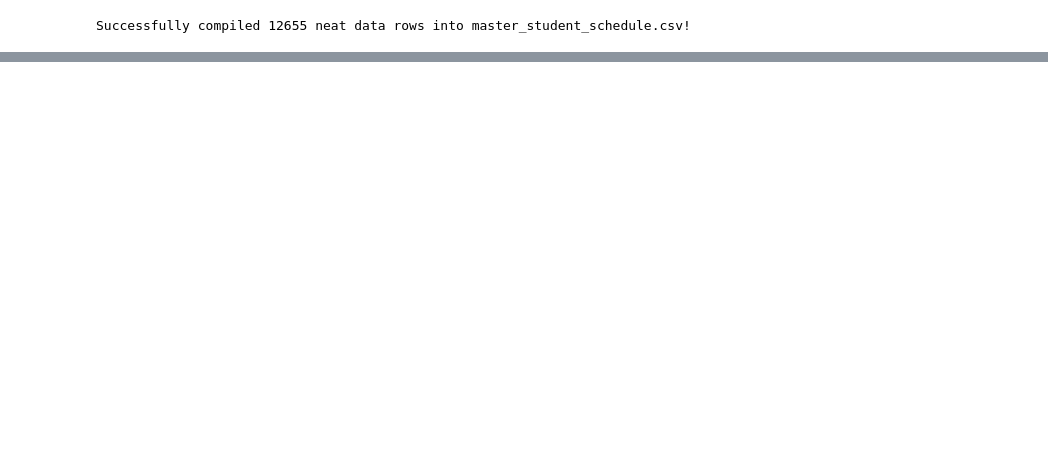
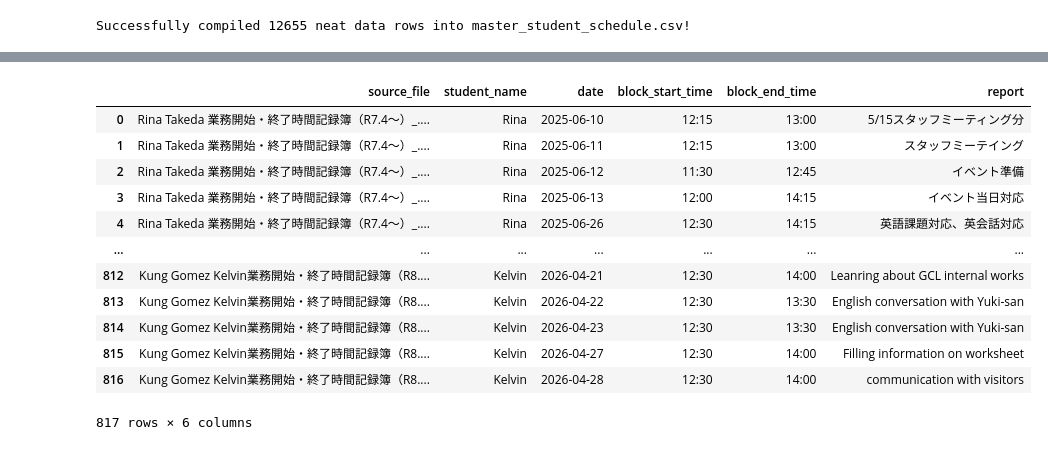
Before and after one commit to t48189588-del/gcl_personnel, a Jupyter notebook: data cleaning.ipynb, the cells around one changed output, grey strips where cells are left out. Drawn from its saved outputs; the diff is of its cells as text; code cells hidden in the pictures; blank space fills up the shorter version.

```diff
--- a/data cleaning.ipynb
+++ b/data cleaning.ipynb
@@ -366,0 +254,23 @@ final_data
+# %%
+def find_books(folder_path):
+    root_dir = Path(folder_path)
+
+    if not root_dir.exists():
+        print(f"[ERROR] The directory path '{folder_path}' does not exist.")
+        return []
+
+    excel_extensions = {'.xlsx', '.xlsm'}
+    discovered_paths = []
+
+    print(f"[{datetime.now().strftime('%Y-%m-%d %H:%M:%S')}] starting recursive scan in: {root_dir.resolve()}")
+
+    # rglob("*") recursively yields all files and directories under the root path
+    for path in root_dir.rglob("*"):
+        # Ensure it's a file, matches our target extensions, and isn't an Excel temporary/lock file
+        if path.is_file() and path.suffix.lower() in excel_extensions:
+            if not path.name.startswith("~$"):
+                # Append the absolute path as a string to match your existing functions
+                discovered_paths.append(str(path.resolve()))
+
+    print(f"Scan complete. Discovered {len(discovered_paths)} potential Excel files across all subfolders.\n")
+    return discovered_paths
@@ -366,0 +491,32 @@ final_data
+# %%
+# ------------------------------------------------------------------
+# 3. EXPORT TO TIDY DATA TARGET
+# ------------------------------------------------------------------
+if master_records:
+    df_master = pd.DataFrame(master_records)
+
+    # Reorder columns to align 1:1 with your master book architecture
+    headers = ["source_file", "student_name", "date", "block_start_time", "block_end_time", "report"]
+    df_master = df_master[headers]
+
+    # Save target file output
+    df_master.to_excel("student staff reports.xlsx", index=False)
+    # print(f"🏁 Success! Created '{MASTER_BOOK_PATH}' with {len(df_master)} transactional data rows.")
+else:
+    print("❌ Process complete: Zero records were extracted. Please check file grid coordinates.")
+# %%
+df_master
+# %% [output]
+|  | source_file | student_name | date | block_start_time | block_end_time | report |
+| 0 | Rina Takeda 業務開始・終了時間記録簿（R7.4～）_.... | Rina | 2025-06-10 | 12:15 | 13:00 | 5/15スタッフミーティング分 |
+| 1 | Rina Takeda 業務開始・終了時間記録簿（R7.4～）_.... | Rina | 2025-06-11 | 12:15 | 13:00 | スタッフミーテイング |
+| 2 | Rina Takeda 業務開始・終了時間記録簿（R7.4～）_.... | Rina | 2025-06-12 | 11:30 | 12:45 | イベント準備 |
+| 3 | Rina Takeda 業務開始・終了時間記録簿（R7.4～）_.... | Rina | 2025-06-13 | 12:00 | 14:15 | イベント当日対応 |
+| 4 | Rina Takeda 業務開始・終了時間記録簿（R7.4～）_.... | Rina | 2025-06-26 | 12:30 | 14:15 | 英語課題対応、英会話対応 |
+| ... | ... | ... | ... | ... | ... | ... |
+| 812 | Kung Gomez Kelvin業務開始・終了時間記録簿（R8.... | Kelvin | 2026-04-21 | 12:30 | 14:00 | Leanring about GCL internal works |
+| 813 | Kung Gomez Kelvin業務開始・終了時間記録簿（R8.... | Kelvin | 2026-04-22 | 12:30 | 13:30 | English conversation with Yuki-san |
+| 814 | Kung Gomez Kelvin業務開始・終了時間記録簿（R8.... | Kelvin | 2026-04-23 | 12:30 | 13:30 | English conversation with Yuki-san |
+| 815 | Kung Gomez Kelvin業務開始・終了時間記録簿（R8.... | Kelvin | 2026-04-27 | 12:30 | 14:00 | Filling information on worksheet |
+| 816 | Kung Gomez Kelvin業務開始・終了時間記録簿（R8.... | Kelvin | 2026-04-28 | 12:30 | 14:00 | communication with visitors |
+817 rows × 6 columns
```
Also changed, not shown: parts of 16 cells of this notebook, 14 other files.
